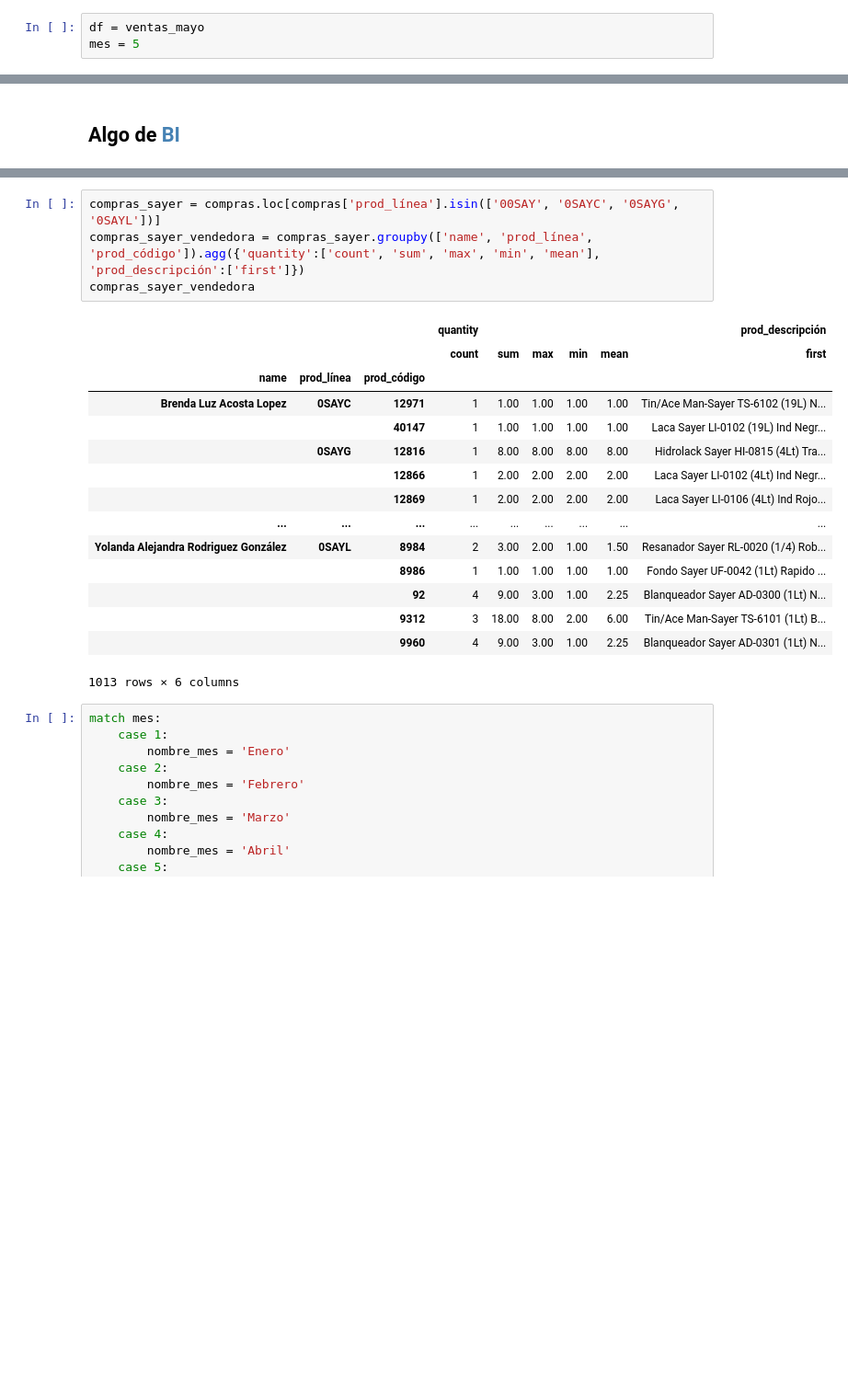
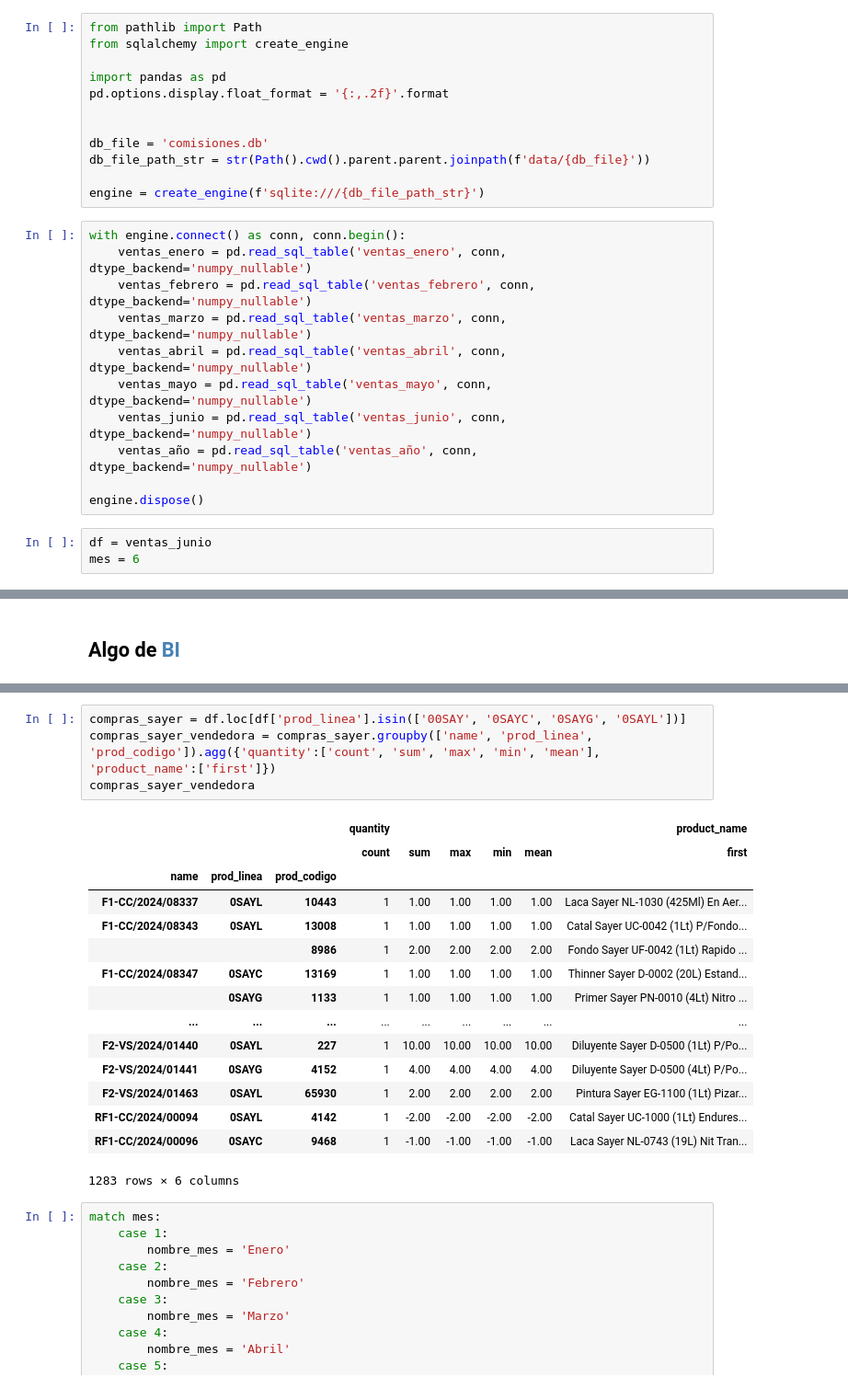
Before and after one commit to ecostichp/odoo_comisiones, a Jupyter notebook: comisiones/manage_BI/purchases_bi_prueba.ipynb, the cells around one changed output, grey strips where cells are left out. Shown: that part at 92% size. Drawn from its saved outputs; the diff is of its cells as text; blank space fills up the shorter version.

```diff
--- a/comisiones/manage_BI/purchases_bi_prueba.ipynb
+++ b/comisiones/manage_BI/purchases_bi_prueba.ipynb
@@ -27,3 +1,26 @@ ventas_año = pd.concat([ventas_enero, ventas_febrero, ventas_marzo, ventas_abri
+# %%
+from pathlib import Path
+from sqlalchemy import create_engine
+
+import pandas as pd
+pd.options.display.float_format = '{:,.2f}'.format
+
+
+db_file = 'comisiones.db'
+db_file_path_str = str(Path().cwd().parent.parent.joinpath(f'data/{db_file}'))
+
+engine = create_engine(f'sqlite:///{db_file_path_str}')
+# %%
+with engine.connect() as conn, conn.begin():
+    ventas_enero = pd.read_sql_table('ventas_enero', conn, dtype_backend='numpy_nullable')
+    ventas_febrero = pd.read_sql_table('ventas_febrero', conn, dtype_backend='numpy_nullable')
+    ventas_marzo = pd.read_sql_table('ventas_marzo', conn, dtype_backend='numpy_nullable')
+    ventas_abril = pd.read_sql_table('ventas_abril', conn, dtype_backend='numpy_nullable')
+    ventas_mayo = pd.read_sql_table('ventas_mayo', conn, dtype_backend='numpy_nullable')
+    ventas_junio = pd.read_sql_table('ventas_junio', conn, dtype_backend='numpy_nullable')
+    ventas_año = pd.read_sql_table('ventas_año', conn, dtype_backend='numpy_nullable')
+
+engine.dispose()
 # %%
-df = ventas_mayo
-mes = 5
+df = ventas_junio
+mes = 6
@@ -184,23 +162,23 @@ compras_vendedora
 # %%
-compras_sayer = compras.loc[compras['prod_línea'].isin(['00SAY', '0SAYC', '0SAYG', '0SAYL'])]
-compras_sayer_vendedora = compras_sayer.groupby(['name', 'prod_línea', 'prod_código']).agg({'quantity':['count', 'sum', 'max', 'min', 'mean'], 'prod_descripción':['first']})
+compras_sayer = df.loc[df['prod_linea'].isin(['00SAY', '0SAYC', '0SAYG', '0SAYL'])]
+compras_sayer_vendedora = compras_sayer.groupby(['name', 'prod_linea', 'prod_codigo']).agg({'quantity':['count', 'sum', 'max', 'min', 'mean'], 'product_name':['first']})
 compras_sayer_vendedora
 # %% [output]
-|  |  |  | quantity |  |  |  |  | prod_descripción |
+|  |  |  | quantity |  |  |  |  | product_name |
 |  |  |  | count | sum | max | min | mean | first |
-| name | prod_línea | prod_código |  |  |  |  |  |  |
-| Brenda Luz Acosta Lopez | 0SAYC | 12971 | 1 | 1.00 | 1.00 | 1.00 | 1.00 | Tin/Ace Man-Sayer TS-6102 (19L) N... |
-|  |  | 40147 | 1 | 1.00 | 1.00 | 1.00 | 1.00 | Laca Sayer LI-0102 (19L) Ind Negr... |
-|  | 0SAYG | 12816 | 1 | 8.00 | 8.00 | 8.00 | 8.00 | Hidrolack Sayer HI-0815 (4Lt) Tra... |
-|  |  | 12866 | 1 | 2.00 | 2.00 | 2.00 | 2.00 | Laca Sayer LI-0102 (4Lt) Ind Negr... |
-|  |  | 12869 | 1 | 2.00 | 2.00 | 2.00 | 2.00 | Laca Sayer LI-0106 (4Lt) Ind Rojo... |
+| name | prod_linea | prod_codigo |  |  |  |  |  |  |
+| F1-CC/2024/08337 | 0SAYL | 10443 | 1 | 1.00 | 1.00 | 1.00 | 1.00 | Laca Sayer NL-1030 (425Ml) En Aer... |
+| F1-CC/2024/08343 | 0SAYL | 13008 | 1 | 1.00 | 1.00 | 1.00 | 1.00 | Catal Sayer UC-0042 (1Lt) P/Fondo... |
+|  |  | 8986 | 1 | 2.00 | 2.00 | 2.00 | 2.00 | Fondo Sayer UF-0042 (1Lt) Rapido ... |
+| F1-CC/2024/08347 | 0SAYC | 13169 | 1 | 1.00 | 1.00 | 1.00 | 1.00 | Thinner Sayer D-0002 (20L) Estand... |
+|  | 0SAYG | 1133 | 1 | 1.00 | 1.00 | 1.00 | 1.00 | Primer Sayer PN-0010 (4Lt) Nitro ... |
 | ... | ... | ... | ... | ... | ... | ... | ... | ... |
-| Yolanda Alejandra Rodriguez González | 0SAYL | 8984 | 2 | 3.00 | 2.00 | 1.00 | 1.50 | Resanador Sayer RL-0020 (1/4) Rob... |
-|  |  | 8986 | 1 | 1.00 | 1.00 | 1.00 | 1.00 | Fondo Sayer UF-0042 (1Lt) Rapido ... |
-|  |  | 92 | 4 | 9.00 | 3.00 | 1.00 | 2.25 | Blanqueador Sayer AD-0300 (1Lt) N... |
-|  |  | 9312 | 3 | 18.00 | 8.00 | 2.00 | 6.00 | Tin/Ace Man-Sayer TS-6101 (1Lt) B... |
-|  |  | 9960 | 4 | 9.00 | 3.00 | 1.00 | 2.25 | Blanqueador Sayer AD-0301 (1Lt) N... |
+| F2-VS/2024/01440 | 0SAYL | 227 | 1 | 10.00 | 10.00 | 10.00 | 10.00 | Diluyente Sayer D-0500 (1Lt) P/Po... |
+| F2-VS/2024/01441 | 0SAYG | 4152 | 1 | 4.00 | 4.00 | 4.00 | 4.00 | Diluyente Sayer D-0500 (4Lt) P/Po... |
+| F2-VS/2024/01463 | 0SAYL | 65930 | 1 | 2.00 | 2.00 | 2.00 | 2.00 | Pintura Sayer EG-1100 (1Lt) Pizar... |
+| RF1-CC/2024/00094 | 0SAYL | 4142 | 1 | -2.00 | -2.00 | -2.00 | -2.00 | Catal Sayer UC-1000 (1Lt) Endures... |
+| RF1-CC/2024/00096 | 0SAYC | 9468 | 1 | -1.00 | -1.00 | -1.00 | -1.00 | Laca Sayer NL-0743 (19L) Nit Tran... |
-1013 rows × 6 columns
+1283 rows × 6 columns
 # %%
 match mes:
     case 1:
```
Also changed, not shown: parts of 12 cells of this notebook, 8 other files.
